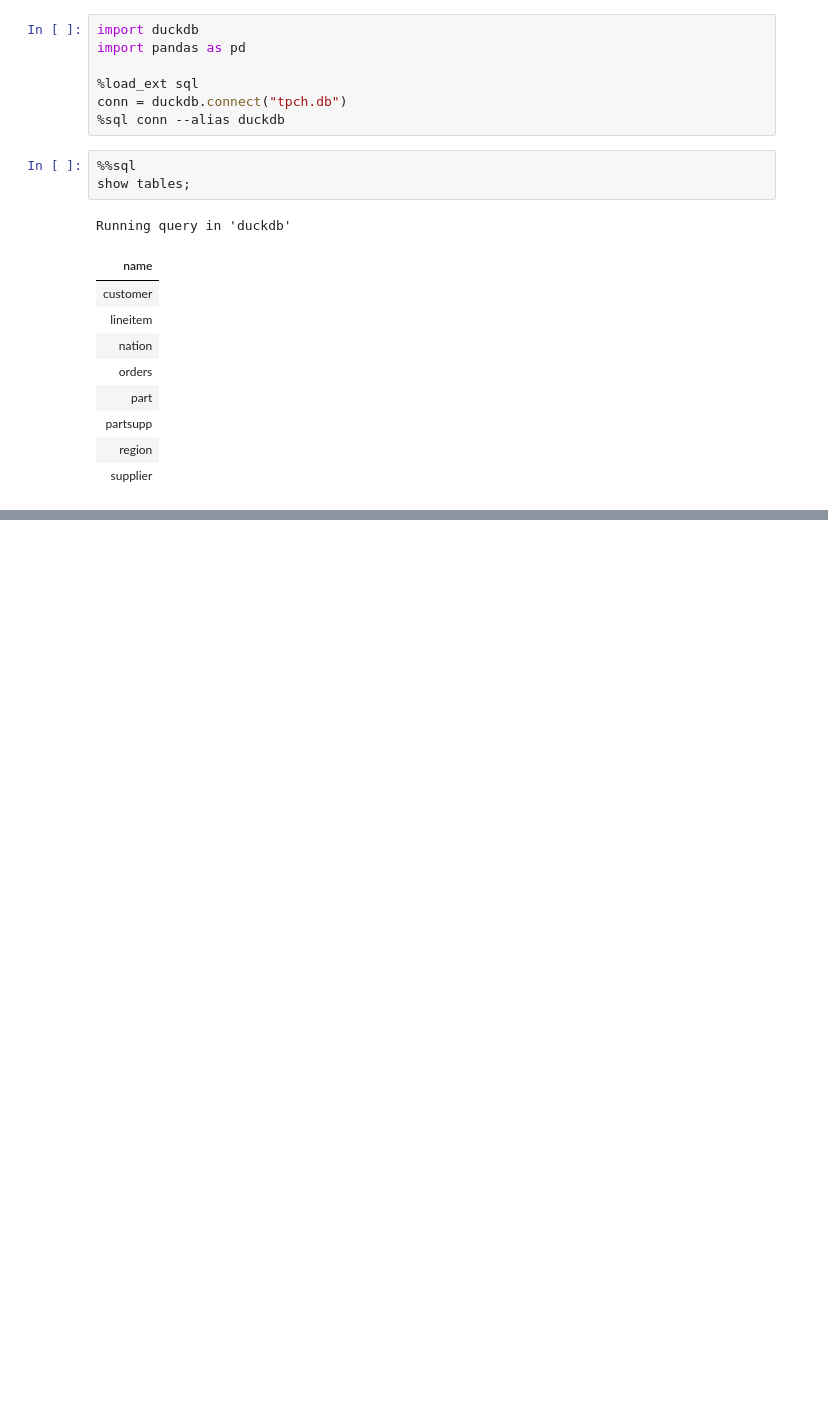
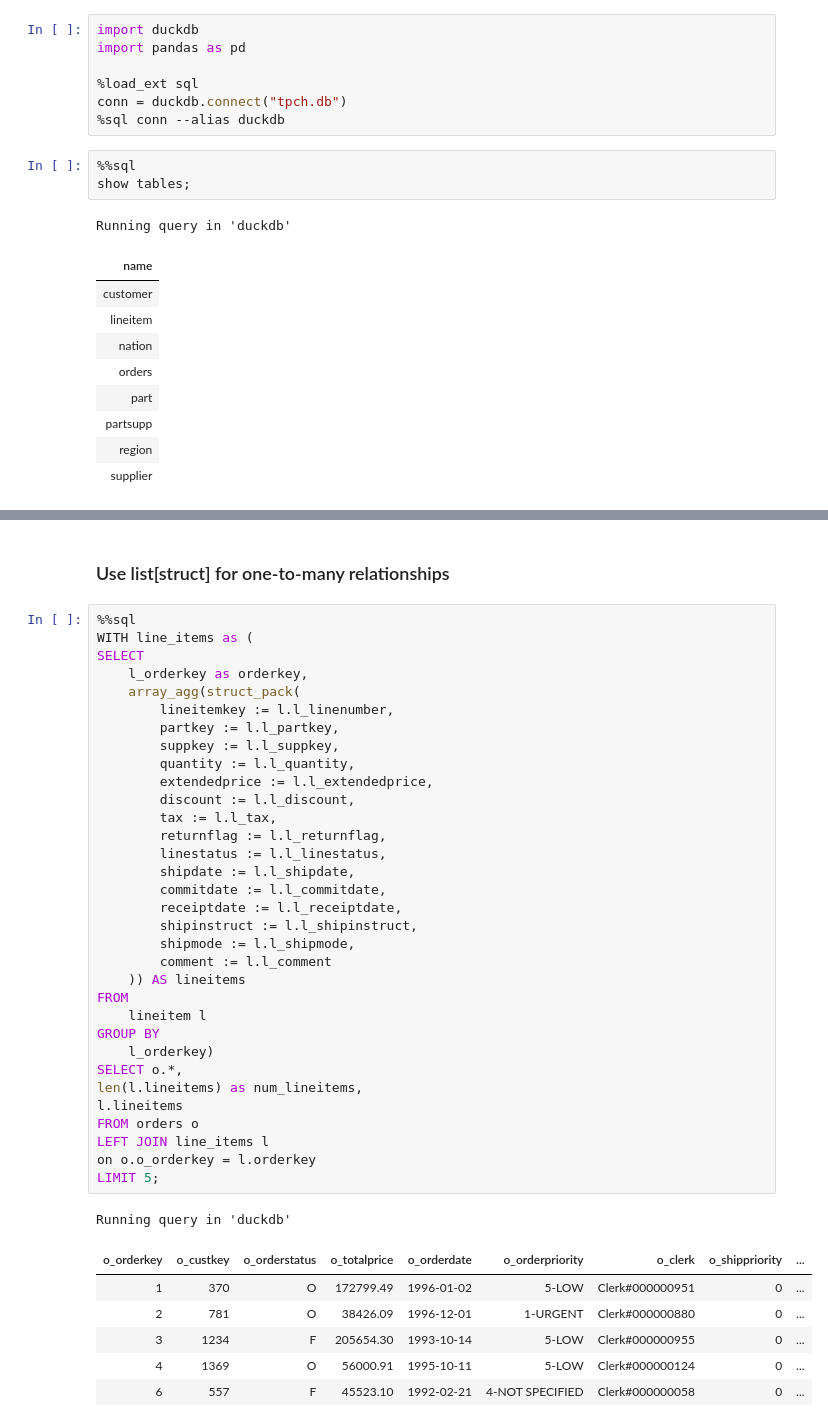
Before and after one commit to josephmachado/adv_data_transformation_in_sql, a Jupyter notebook: concepts/nested_data_types/using_nested_data_types.ipynb, the cells around one changed output, grey strips where cells are left out. Cells and saved outputs as stored; diff of their text form; blank space fills up the shorter version.

```diff
--- a/concepts/nested_data_types/using_nested_data_types.ipynb
+++ b/concepts/nested_data_types/using_nested_data_types.ipynb
@@ -29,0 +113,43 @@ Running query in 'duckdb'
+# %% [markdown]
+### Use list[struct] for one-to-many relationships
+# %%
+%%sql
+WITH line_items as (
+SELECT
+    l_orderkey as orderkey,
+    array_agg(struct_pack(
+        lineitemkey := l.l_linenumber,
+        partkey := l.l_partkey,
+        suppkey := l.l_suppkey,
+        quantity := l.l_quantity,
+        extendedprice := l.l_extendedprice,
+        discount := l.l_discount,
+        tax := l.l_tax,
+        returnflag := l.l_returnflag,
+        linestatus := l.l_linestatus,
+        shipdate := l.l_shipdate,
+        commitdate := l.l_commitdate,
+        receiptdate := l.l_receiptdate,
+        shipinstruct := l.l_shipinstruct,
+        shipmode := l.l_shipmode,
+        comment := l.l_comment
+    )) AS lineitems
+FROM
+    lineitem l
+GROUP BY
+    l_orderkey)
+SELECT o.*,
+len(l.lineitems) as num_lineitems,
+l.lineitems
+FROM orders o
+LEFT JOIN line_items l
+on o.o_orderkey = l.orderkey
+LIMIT 5;
+# %% [output]
+Running query in 'duckdb'
+| o_orderkey | o_custkey | o_orderstatus | o_totalprice | o_orderdate | o_orderpriority | o_clerk | o_shippriority | ... |
+| 1 | 370 | O | 172799.49 | 1996-01-02 | 5-LOW | Clerk#000000951 | 0 | ... |
+| 2 | 781 | O | 38426.09 | 1996-12-01 | 1-URGENT | Clerk#000000880 | 0 | ... |
+| 3 | 1234 | F | 205654.30 | 1993-10-14 | 5-LOW | Clerk#000000955 | 0 | ... |
+| 4 | 1369 | O | 56000.91 | 1995-10-11 | 5-LOW | Clerk#000000124 | 0 | ... |
+| 6 | 557 | F | 45523.10 | 1992-02-21 | 4-NOT SPECIFIED | Clerk#000000058 | 0 | ... |
```
Also changed, not shown: parts of 14 cells of this notebook, 1 other file.
